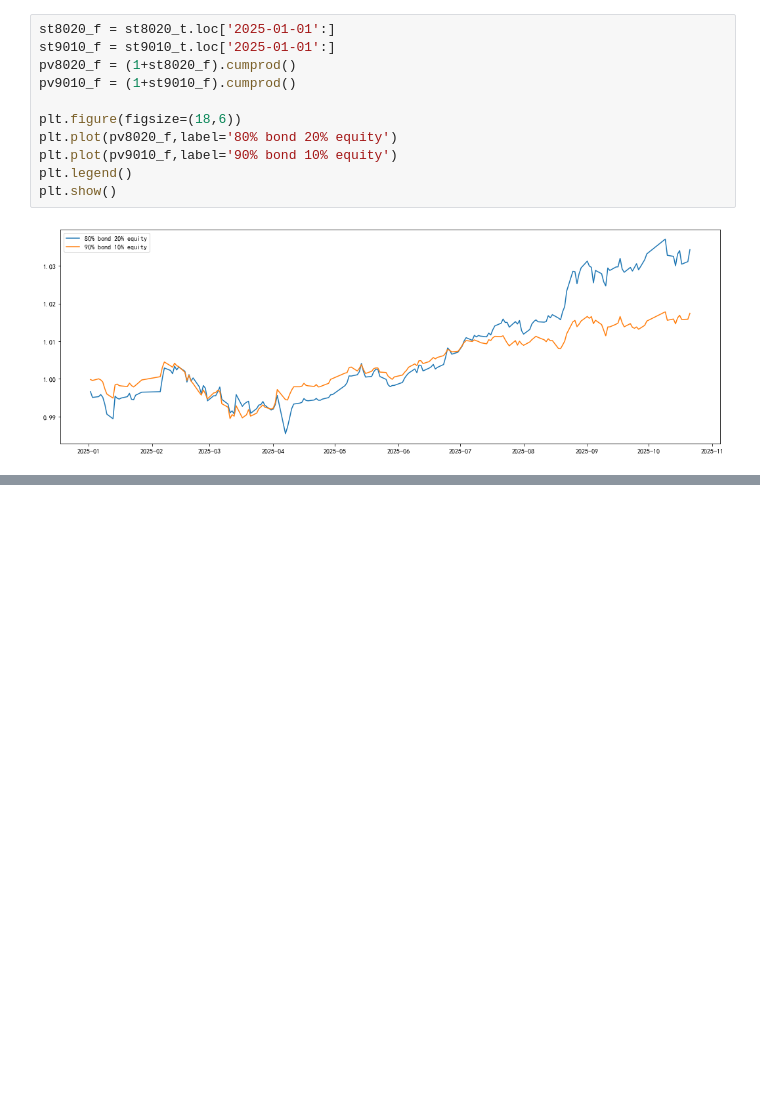
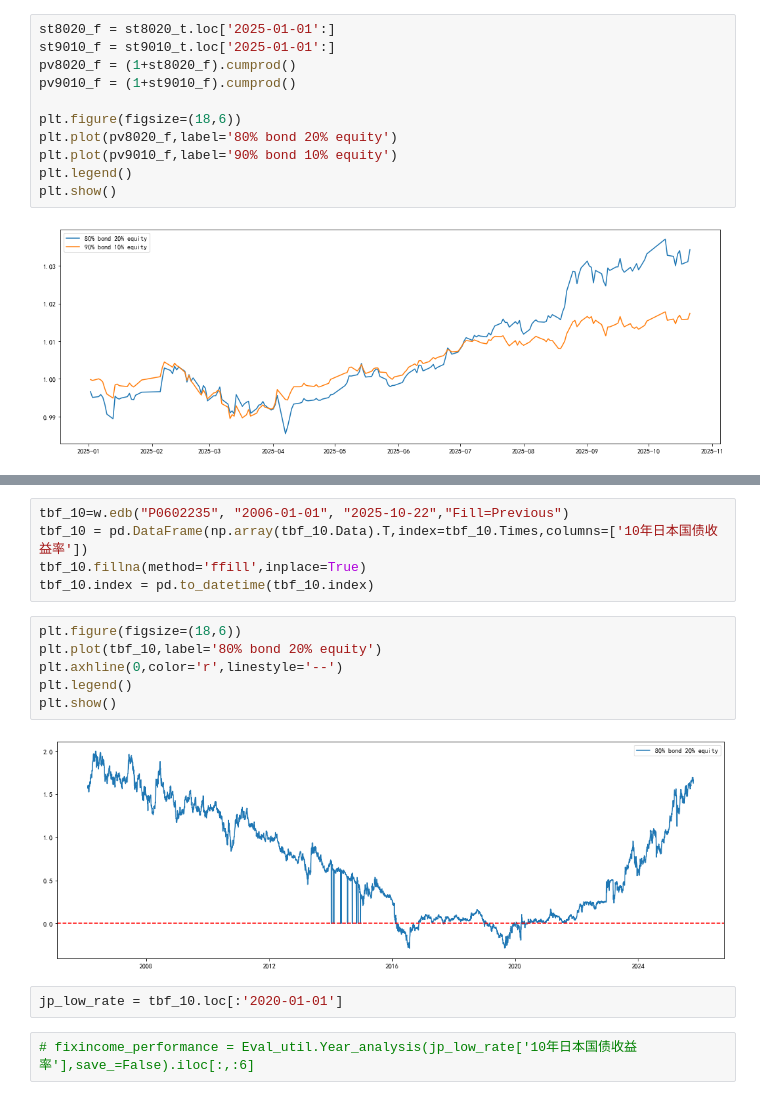
Before and after one commit to nurhachar-sibei/-----, a Jupyter notebook: 低利率时代投资研究.ipynb, the cells around one changed output, grey strips where cells are left out. Drawn from its saved outputs; the diff is of its cells as text; blank space fills up the shorter version.

```diff
--- a/低利率时代投资研究.ipynb
+++ b/低利率时代投资研究.ipynb
@@ -169,0 +211,17 @@ plt.show()
+# %%
+tbf_10=w.edb("P0602235", "2006-01-01", "2025-10-22","Fill=Previous")
+tbf_10 = pd.DataFrame(np.array(tbf_10.Data).T,index=tbf_10.Times,columns=['10年日本国债收益率'])
+tbf_10.fillna(method='ffill',inplace=True)
+tbf_10.index = pd.to_datetime(tbf_10.index)
+# %%
+plt.figure(figsize=(18,6))
+plt.plot(tbf_10,label='80% bond 20% equity')
+plt.axhline(0,color='r',linestyle='--')
+plt.legend()
+plt.show()
+# %% [output]
+[figure, added]
+# %%
+jp_low_rate = tbf_10.loc[:'2020-01-01']
+# %%
+# fixincome_performance = Eval_util.Year_analysis(jp_low_rate['10年日本国债收益率'],save_=False).iloc[:,:6]
```
Also changed, not shown: parts of 14 cells of this notebook, 2 other files.
